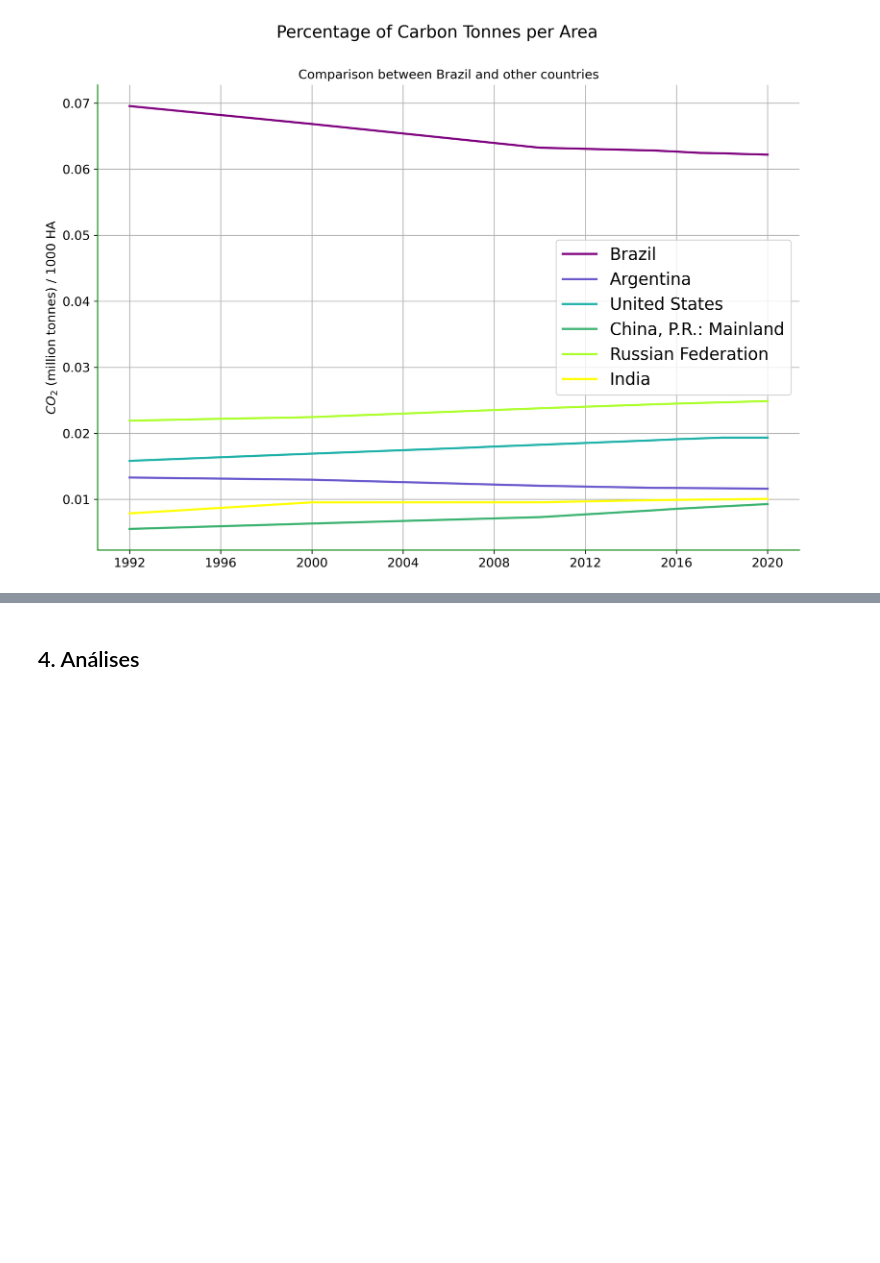
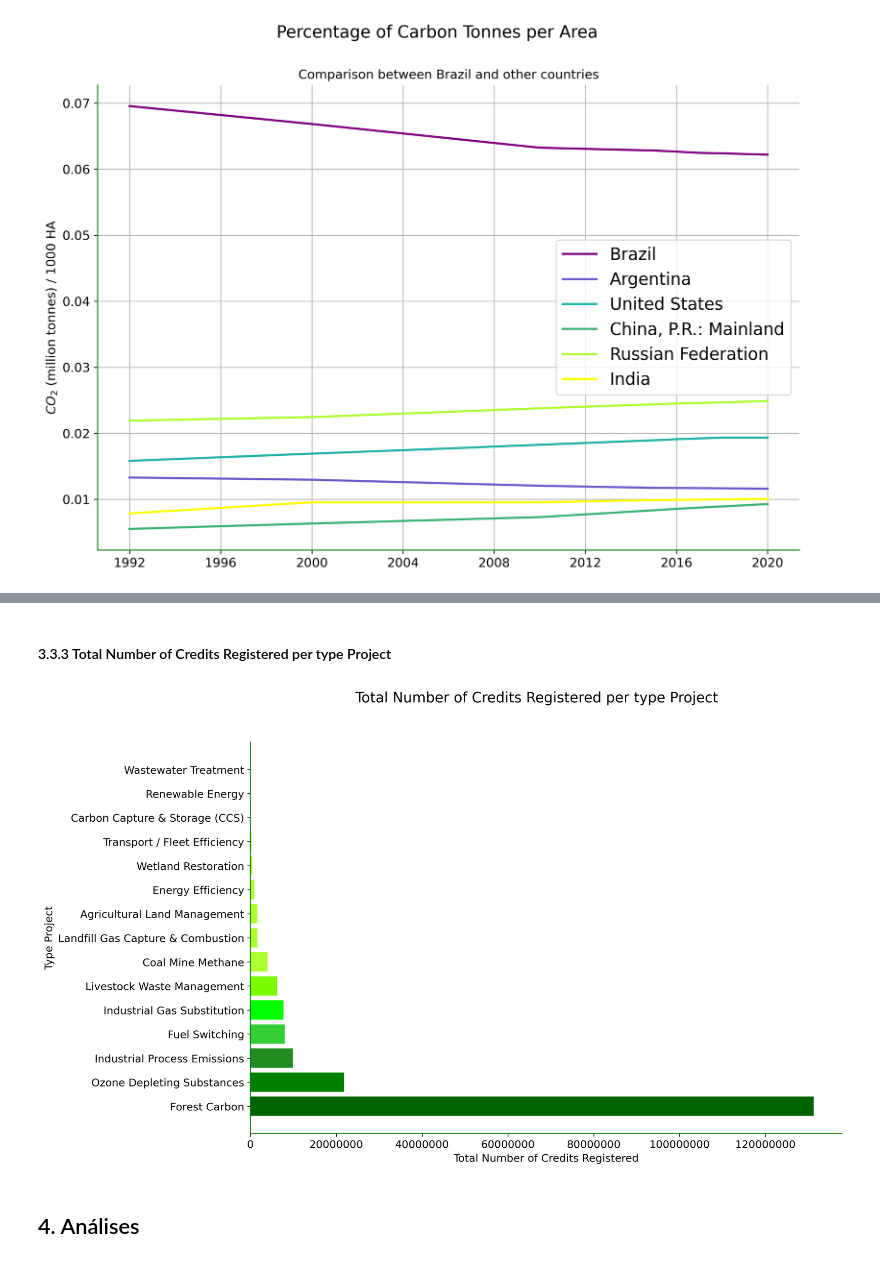
Before and after one commit to luiz826/carbon-credit, a Jupyter notebook: ECDV2-Carbon_Market.ipynb, the cells around one changed output, grey strips where cells are left out. Drawn from its saved outputs; the diff is of its cells as text; code cells hidden in the pictures; blank space fills up the shorter version.

```diff
--- a/ECDV2-Carbon_Market.ipynb
+++ b/ECDV2-Carbon_Market.ipynb
@@ -77,0 +82,4 @@ df2_rel = df2[relevant_cols]
+# %%
+Project_Country = db[db.columns[10]].dropna()
+Project_Country_counts = Project_Country.value_counts()
+index_project = Project_Country_counts.index.tolist()
@@ -236,3 +325,25 @@ for col, country in zip(colors, countries):
+# %% [markdown]
+#### 3.3.3 Total Number of Credits Registered per type Project
+# %%
+fig, ax = plt.subplots()
+fig.suptitle("Total Number of Credits Registered per type Project", fontsize=16)
+
+ax.set_ylabel("Type Project")
+ax.set_xlabel("Total Number of Credits Registered")
+
+#ax.set_xticklabels(index_goals,rotation=90)
+ax.ticklabel_format(style='plain', axis='x')
+ax.grid(visible=False)
+
+color_list = ['darkgreen','green','forestgreen','limegreen','lime','lawngreen','greenyellow']
+
+for i in range(len(credits_per_type_project_list)):
+  if i < len(color_list):
+    ax.barh(type_project_list[i],credits_per_type_project_list[i],color=color_list[i])
+  else:
+    ax.barh(type_project_list[i],credits_per_type_project_list[i],color=color_list[len(color_list)-1])
+# %% [output]
+[figure, added]
 # %% [markdown]
 ## 4. Análises
 # %% [markdown]
```
Also changed, not shown: parts of 13 cells of this notebook, 1 other file.
